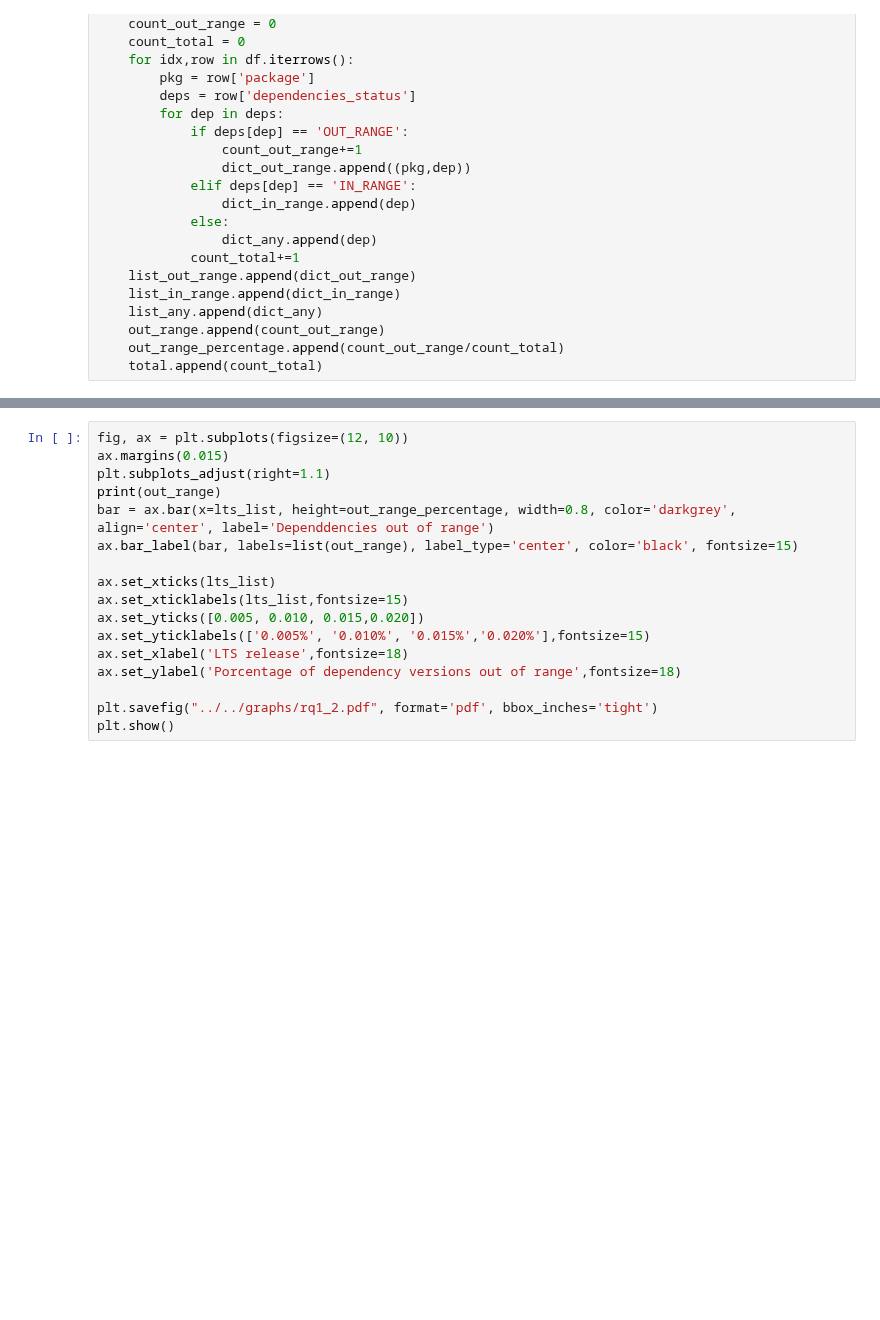
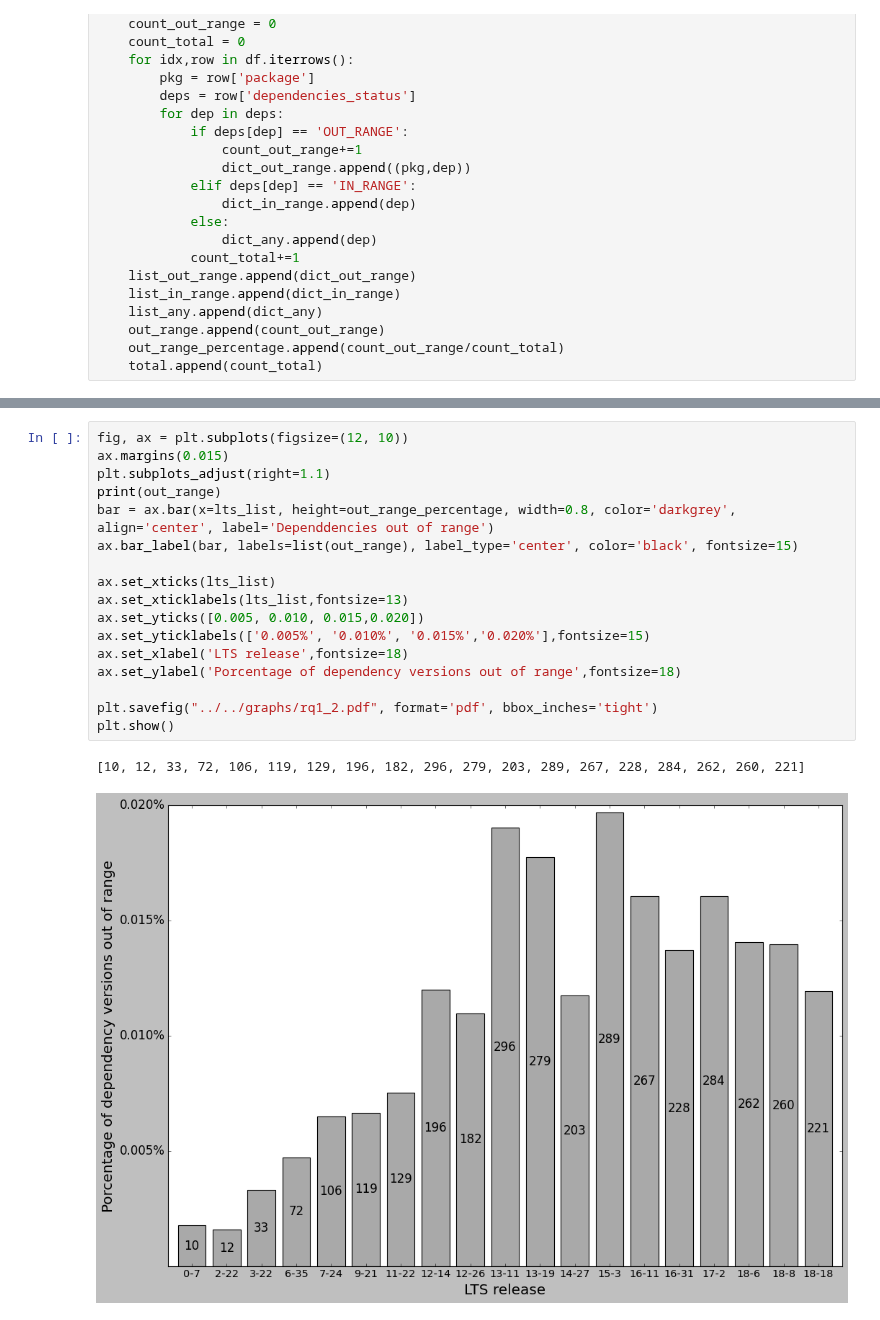
Before and after one commit to pragmaticslaboratory/stackage-evolution, a Jupyter notebook: notebooks/Answers/RQ1.ipynb, the cells around one changed output, grey strips where cells are left out. Saved outputs shown, nothing was run; the diff lists cells and outputs as text; blank space fills up the shorter version.

```diff
--- a/notebooks/Answers/RQ1.ipynb
+++ b/notebooks/Answers/RQ1.ipynb
@@ -254,20 +293,23 @@ for idx,array in enumerate(list_out_range):
 # %%
 fig, ax = plt.subplots(figsize=(12, 10))
 ax.margins(0.015)
 plt.subplots_adjust(right=1.1)
 print(out_range)
 bar = ax.bar(x=lts_list, height=out_range_percentage, width=0.8, color='darkgrey', align='center', label='Dependdencies out of range')
 ax.bar_label(bar, labels=list(out_range), label_type='center', color='black', fontsize=15)
 
 ax.set_xticks(lts_list)
-ax.set_xticklabels(lts_list,fontsize=15)
+ax.set_xticklabels(lts_list,fontsize=13)
 ax.set_yticks([0.005, 0.010, 0.015,0.020])
 ax.set_yticklabels(['0.005%', '0.010%', '0.015%','0.020%'],fontsize=15)
 ax.set_xlabel('LTS release',fontsize=18)
 ax.set_ylabel('Porcentage of dependency versions out of range',fontsize=18)
 
 plt.savefig("../../graphs/rq1_2.pdf", format='pdf', bbox_inches='tight')
 plt.show()
+# %% [output]
+[10, 12, 33, 72, 106, 119, 129, 196, 182, 296, 279, 203, 289, 267, 228, 284, 262, 260, 221]
+[figure, added]
 # %%
 fig, ax = plt.subplots(figsize=(12, 10))
 ax.margins(0.015)
```
Also changed, not shown: parts of 8 cells of this notebook, 18 other files.
